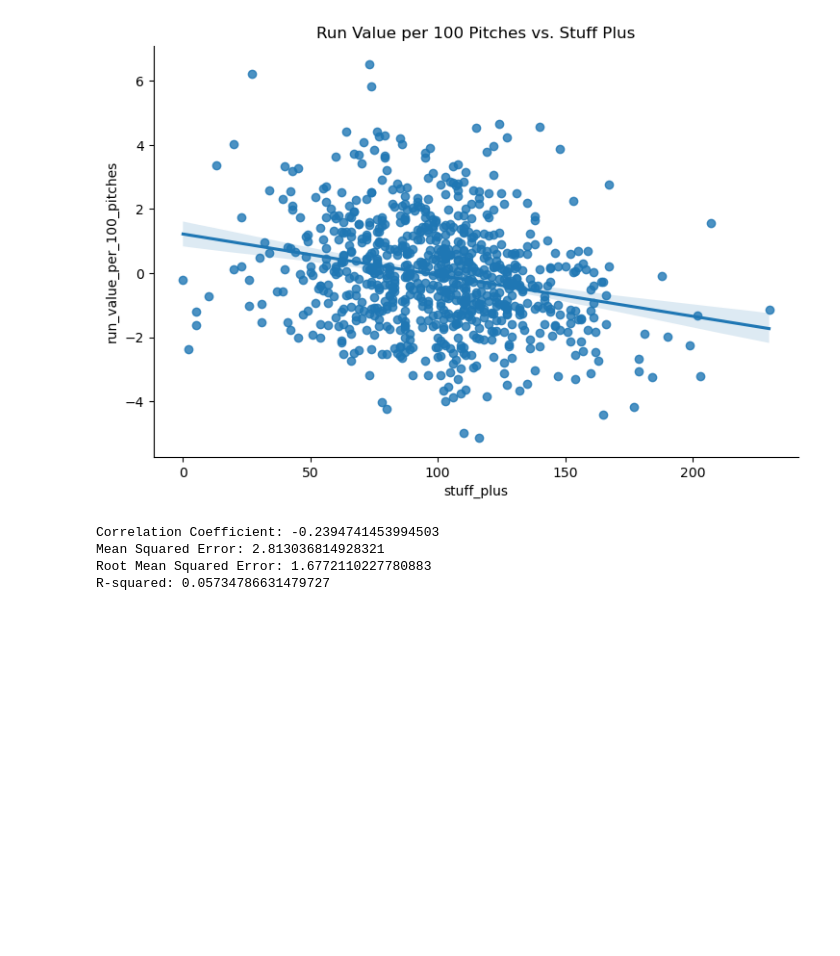
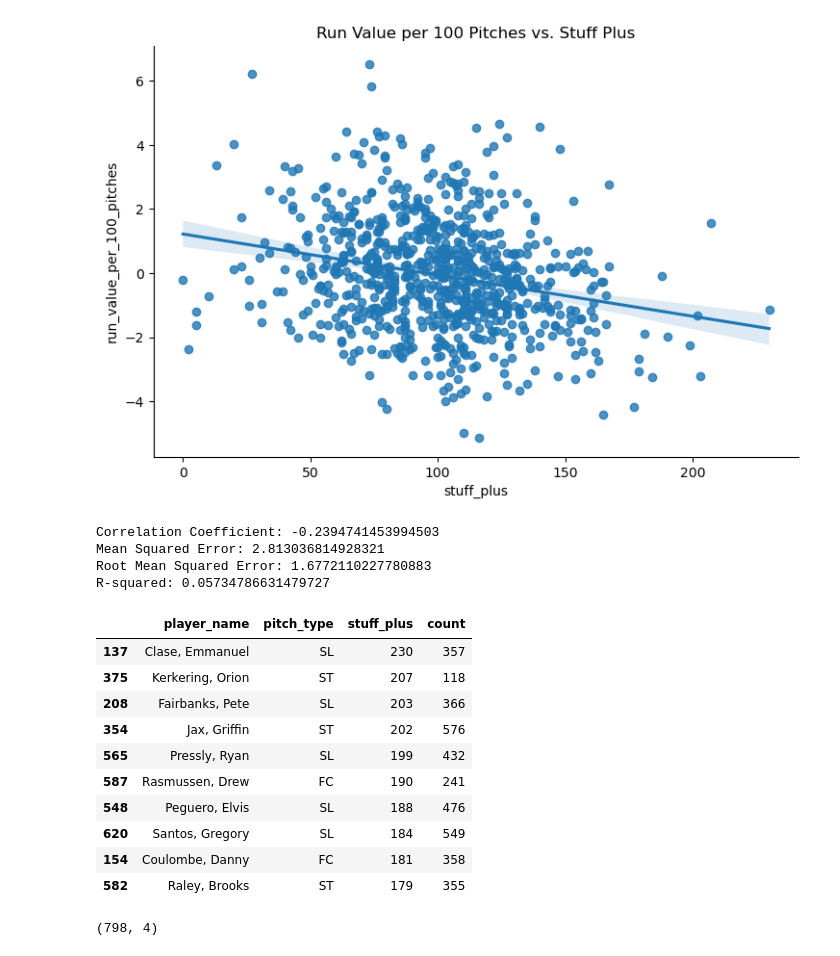
Before and after one commit to claytona500/stuff-baby, a Jupyter notebook: adam/model_bb.ipynb, the cells around one changed output. Cells and saved outputs as stored; diff of their text form; code cells hidden in the pictures; blank space fills up the shorter version.

```diff
--- a/adam/model_bb.ipynb
+++ b/adam/model_bb.ipynb
@@ -609,3 +609,30 @@ Correlation Coefficient: -0.2394741453994503
 Mean Squared Error: 2.813036814928321
 Root Mean Squared Error: 1.6772110227780883
 R-squared: 0.05734786631479727
+# %%
+# pitch quality sum already filtered for bb > 100 pitches, so left join on that should give only guys that qualify
+
+pitch_counts = df_2023.groupby(['player_name', 'pitch_type']).size()
+count_df = pitch_counts.reset_index(name='count')
+bb_clean = pd.merge(pitch_quality_sum, count_df, on=['player_name', 'pitch_type'], how='left')
+bb_clean['stuff_plus'] = bb_clean['stuff_plus'].astype(int)
+bb_clean = bb_clean[['player_name', 'pitch_type', 'stuff_plus', 'count']]
+breakingball_ready = bb_clean.sort_values(by='stuff_plus', ascending=False)
+# %%
+breakingball_ready.head(10)
+# %% [output]
+|  | player_name | pitch_type | stuff_plus | count |
+| 137 | Clase, Emmanuel | SL | 230 | 357 |
+| 375 | Kerkering, Orion | ST | 207 | 118 |
+| 208 | Fairbanks, Pete | SL | 203 | 366 |
+| 354 | Jax, Griffin | ST | 202 | 576 |
+| 565 | Pressly, Ryan | SL | 199 | 432 |
+| 587 | Rasmussen, Drew | FC | 190 | 241 |
+| 548 | Peguero, Elvis | SL | 188 | 476 |
+| 620 | Santos, Gregory | SL | 184 | 549 |
+| 154 | Coulombe, Danny | FC | 181 | 358 |
+| 582 | Raley, Brooks | ST | 179 | 355 |
+# %%
+breakingball_ready.shape
+# %% [output]
+(798, 4)
```
Also changed, not shown: parts of 1 cell of this notebook, 4 other files.
